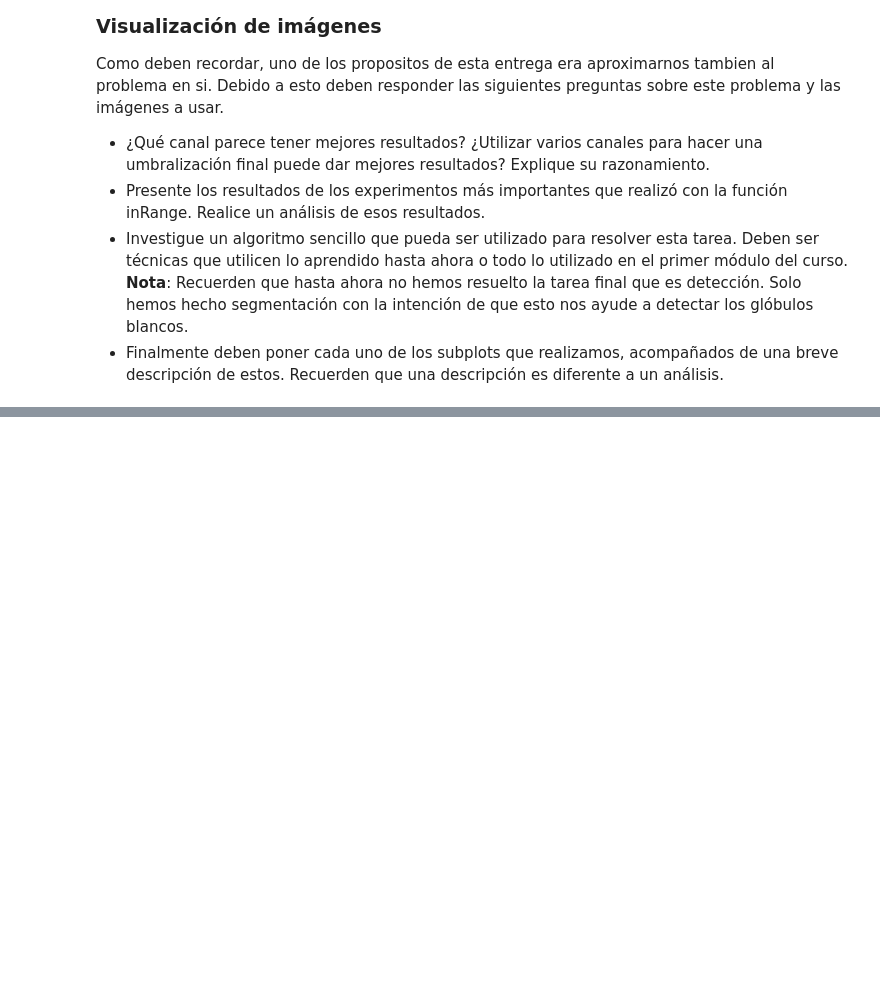
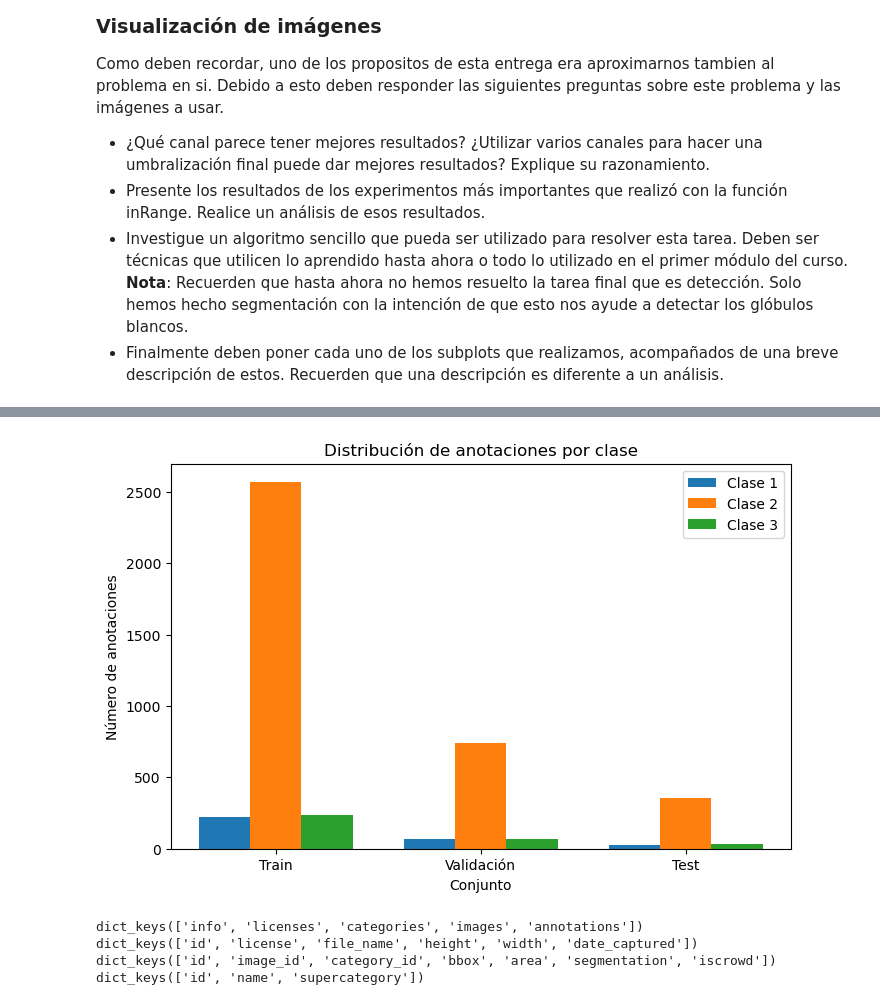
Before and after one commit to AngelicaOrtizB/Mini-proyecto-1, a Jupyter notebook: Entrega 1.ipynb, the cells around one changed output, grey strips where cells are left out. Cells and saved outputs as stored; diff of their text form; code cells hidden in the pictures; blank space fills up the shorter version.

```diff
--- a/Entrega 1.ipynb
+++ b/Entrega 1.ipynb
@@ -424,3 +510,34 @@ Como deben recordar, uno de los propositos de esta entrega era aproximarnos tamb
+# %%
+clase1 = [train_anots_1, val_anots_1, test_anots_1]
+clase2 = [train_anots_2, val_anots_2, test_anots_2]
+clase3 = [train_anots_3, val_anots_3, test_anots_3]
+
+x = np.arange(len(sets))
+ancho = 0.25
+
+plt.figure(figsize=(8,5))
+plt.bar(x - ancho, clase1, ancho, label='Clase 1')
+plt.bar(x, clase2, ancho, label='Clase 2')
+plt.bar(x + ancho, clase3, ancho, label='Clase 3')
+
+plt.xticks(x, sets)
+plt.ylabel('Número de anotaciones')
+plt.xlabel('Conjunto')
+plt.title('Distribución de anotaciones por clase')
+plt.legend()
+plt.show()
+# %% [output]
+[figure, added]
+# %%
+print(dict_train.keys())
+print(dict_train['images'][0].keys())
+print(dict_train['annotations'][0].keys())
+print(dict_train['categories'][0].keys())
+# %% [output]
+dict_keys(['info', 'licenses', 'categories', 'images', 'annotations'])
+dict_keys(['id', 'license', 'file_name', 'height', 'width', 'date_captured'])
+dict_keys(['id', 'image_id', 'category_id', 'bbox', 'area', 'segmentation', 'iscrowd'])
+dict_keys(['id', 'name', 'supercategory'])
 # %%
 from utils import *
 converter("Entrega 1")
```
Also changed, not shown: parts of 7 cells of this notebook.
